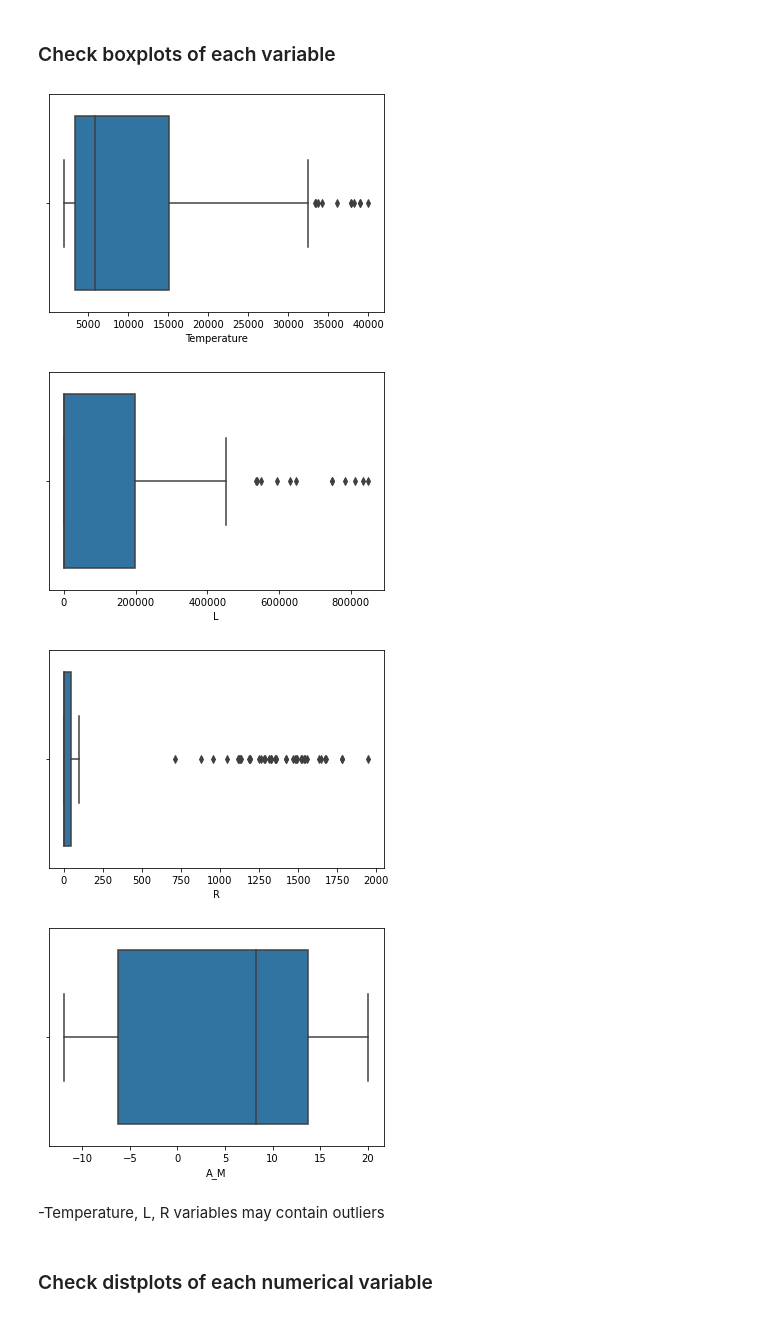
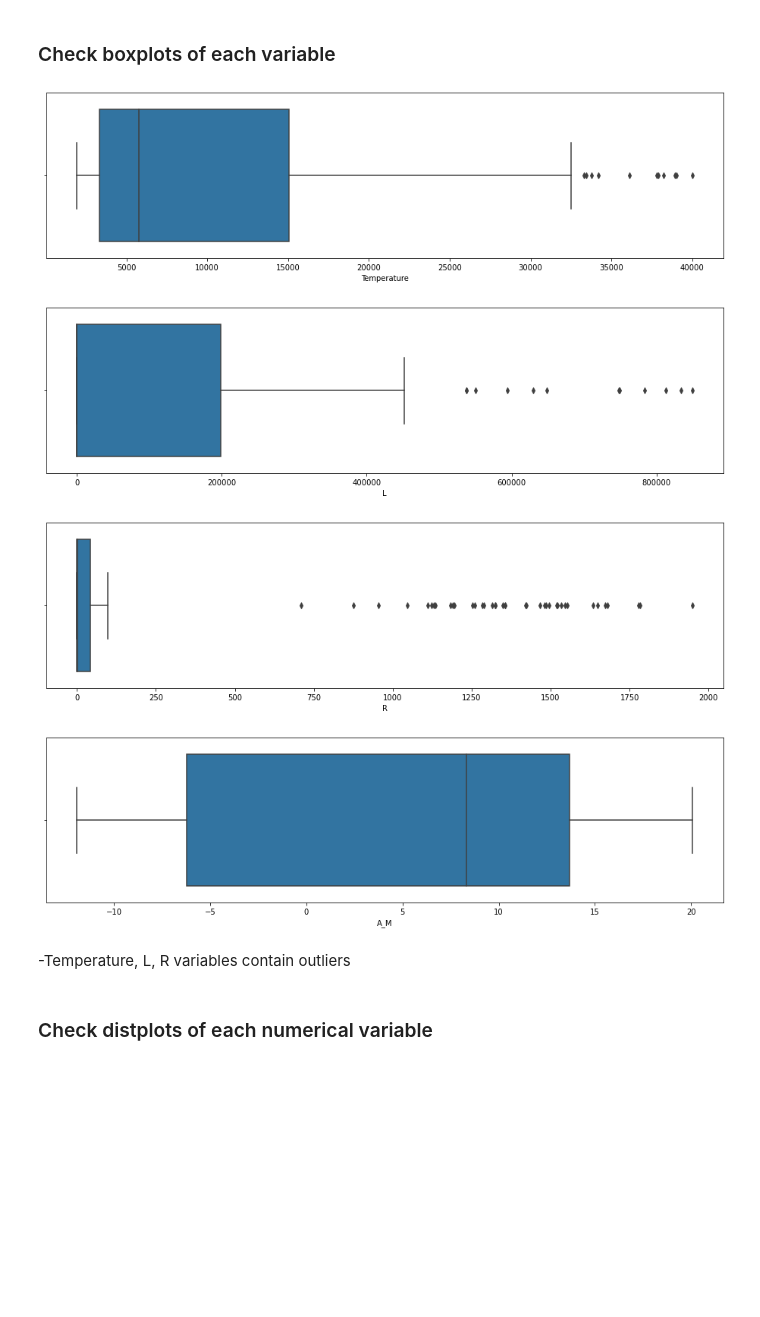
Before and after one commit to ZasadnyJan/Star_type_classification, a Jupyter notebook: Main_notebook.ipynb, the cells around one changed output. Cells and saved outputs as stored; diff of their text form; code cells hidden in the pictures; blank space fills up the shorter version.

```diff
--- a/Main_notebook.ipynb
+++ b/Main_notebook.ipynb
@@ -101,15 +101,16 @@ df_vars_num.describe()
 ### Check boxplots of each variable
 # %%
 for col_name in df_vars_num:
+    plt.figure(figsize=(16,4))
     sns.boxplot(x=df_vars_num[col_name])
     plt.show()
 # %% [output]
-[figure, old version]
+[figure, new version]
-[figure, old version]
+[figure, new version]
-[figure, old version]
+[figure, new version]
-[figure, old version]
+[figure, new version]
 # %% [markdown]
--Temperature, L, R variables may contain outliers
+-Temperature, L, R variables contain outliers
 # %% [markdown]
 ### Check distplots of each numerical variable
 # %%
```
Also changed, not shown: parts of 20 cells of this notebook.
